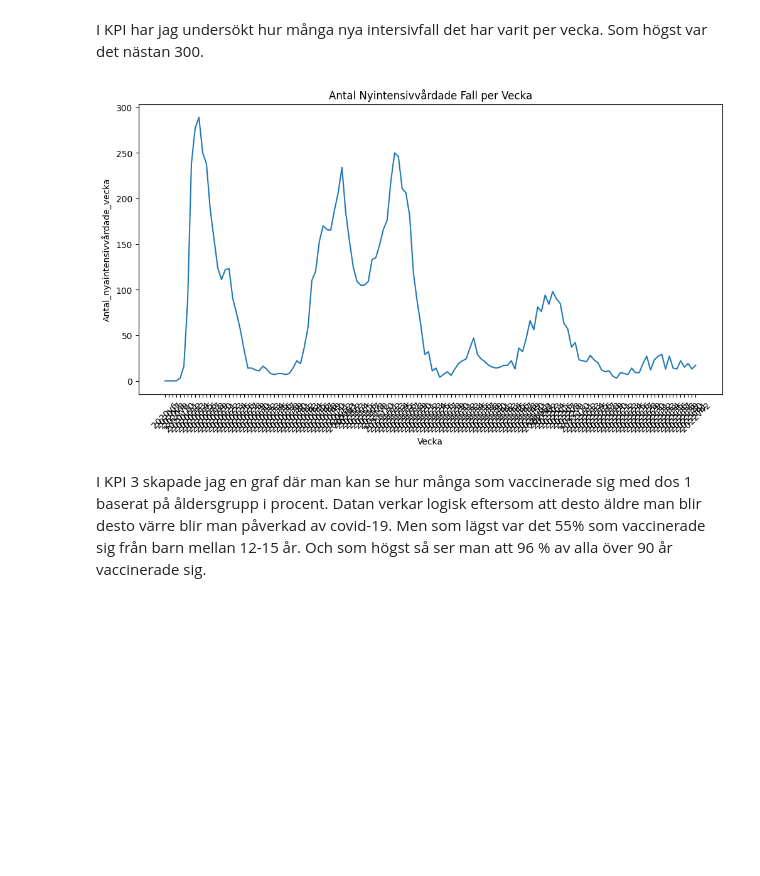
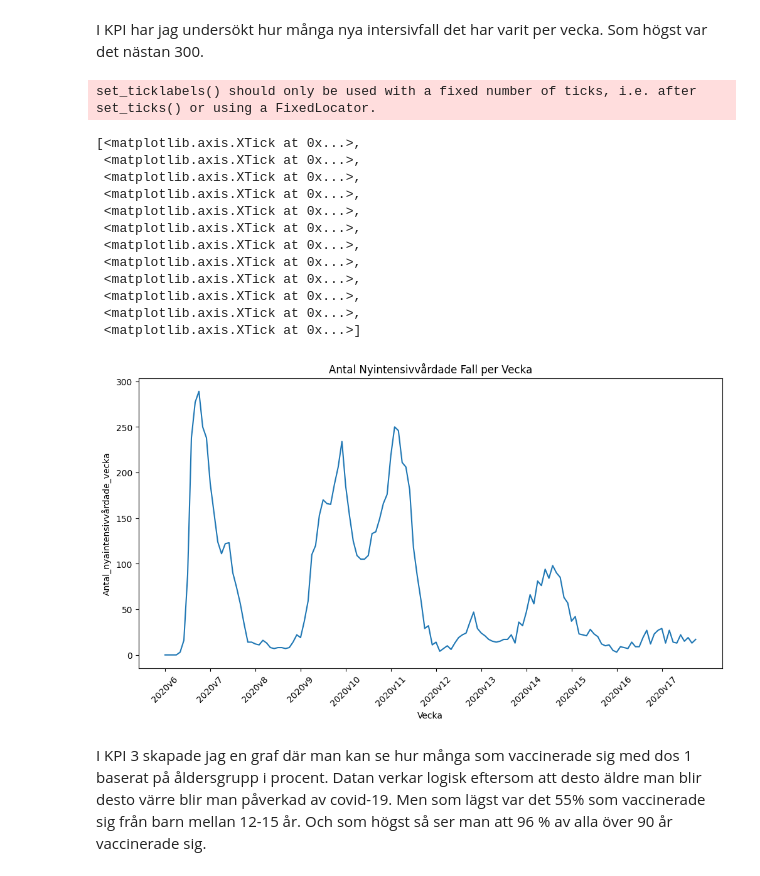
Before and after one commit to JohanClausenLind/Databehandling-Johan-Clausen-Lind, a Jupyter notebook: Labs/Labb_1.ipynb, the cells around one changed output. Saved outputs shown, nothing was run; the diff lists cells and outputs as text; code cells hidden in the pictures; blank space fills up the shorter version.

```diff
--- a/Labs/Labb_1.ipynb
+++ b/Labs/Labb_1.ipynb
@@ -230,0 +310,22 @@ fig.show()
+# %%
+#Åldersfördelning i data
+age_distribution = Vaccinerade_kommun_ålder.groupby('Ålder')['Befolkning'].sum().reset_index()
+
+plt.figure(figsize=(12, 8))
+sns.set(style="whitegrid")
+
+bar_plot = sns.barplot(x='Ålder', y='Befolkning', data=age_distribution, palette='viridis')
+
+plt.title('Åldersfördelning', fontsize=16)
+plt.xlabel('Ålder', fontsize=14)
+plt.ylabel('Totala antal individer', fontsize=14)
+
+plt.xticks(rotation=45)
+
+plt.grid(axis='y', linestyle='--', alpha=0.7)
+
+plt.gca().set_facecolor('lightblue')
+
+plt.tight_layout()
+
+plt.show()
@@ -302,12 +406,26 @@ I KPI har jag undersökt hur många nya intersivfall det har varit per vecka. So
 # %%
 # Skapar ett linjediagram för att visa antal nyintensivvårdade fall per vecka
 plt.figure(figsize=(12, 6))
-sns.lineplot(data=veckodata_riket, x='Vecka', y='Antal_nyaintensivvårdade_vecka')
+anv=sns.lineplot(data=veckodata_riket, x='Vecka', y='Antal_nyaintensivvårdade_vecka')
 plt.title('Antal Nyintensivvårdade Fall per Vecka')
-plt.xticks(rotation=45)
-plt.show()
+anv.set_xticklabels(anv.get_xticklabels(), rotation=45)
+ticks = anv.get_xticks()
+anv.set_xticks(ticks[::12])
 # %% [output]
+set_ticklabels() should only be used with a fixed number of ticks, i.e. after set_ticks() or using a FixedLocator.
+[<matplotlib.axis.XTick at 0x...>,
+ <matplotlib.axis.XTick at 0x...>,
+ <matplotlib.axis.XTick at 0x...>,
+ <matplotlib.axis.XTick at 0x...>,
+ <matplotlib.axis.XTick at 0x...>,
+ <matplotlib.axis.XTick at 0x...>,
+ <matplotlib.axis.XTick at 0x...>,
+ <matplotlib.axis.XTick at 0x...>,
+ <matplotlib.axis.XTick at 0x...>,
+ <matplotlib.axis.XTick at 0x...>,
+ <matplotlib.axis.XTick at 0x...>,
+ <matplotlib.axis.XTick at 0x...>]
-[figure, old version]
+[figure, new version]
 # %% [markdown]
 I KPI 3 skapade jag en graf där man kan se hur många som vaccinerade sig med dos 1 baserat på åldersgrupp i procent. Datan verkar logisk eftersom att desto äldre man blir desto värre blir man påverkad av covid-19. Men som lägst var det 55% som vaccinerade sig från barn mellan 12-15 år. Och som högst så ser man att 96 % av alla över 90 år vaccinerade sig.
 # %%
```
Also changed, not shown: parts of 17 cells of this notebook.
